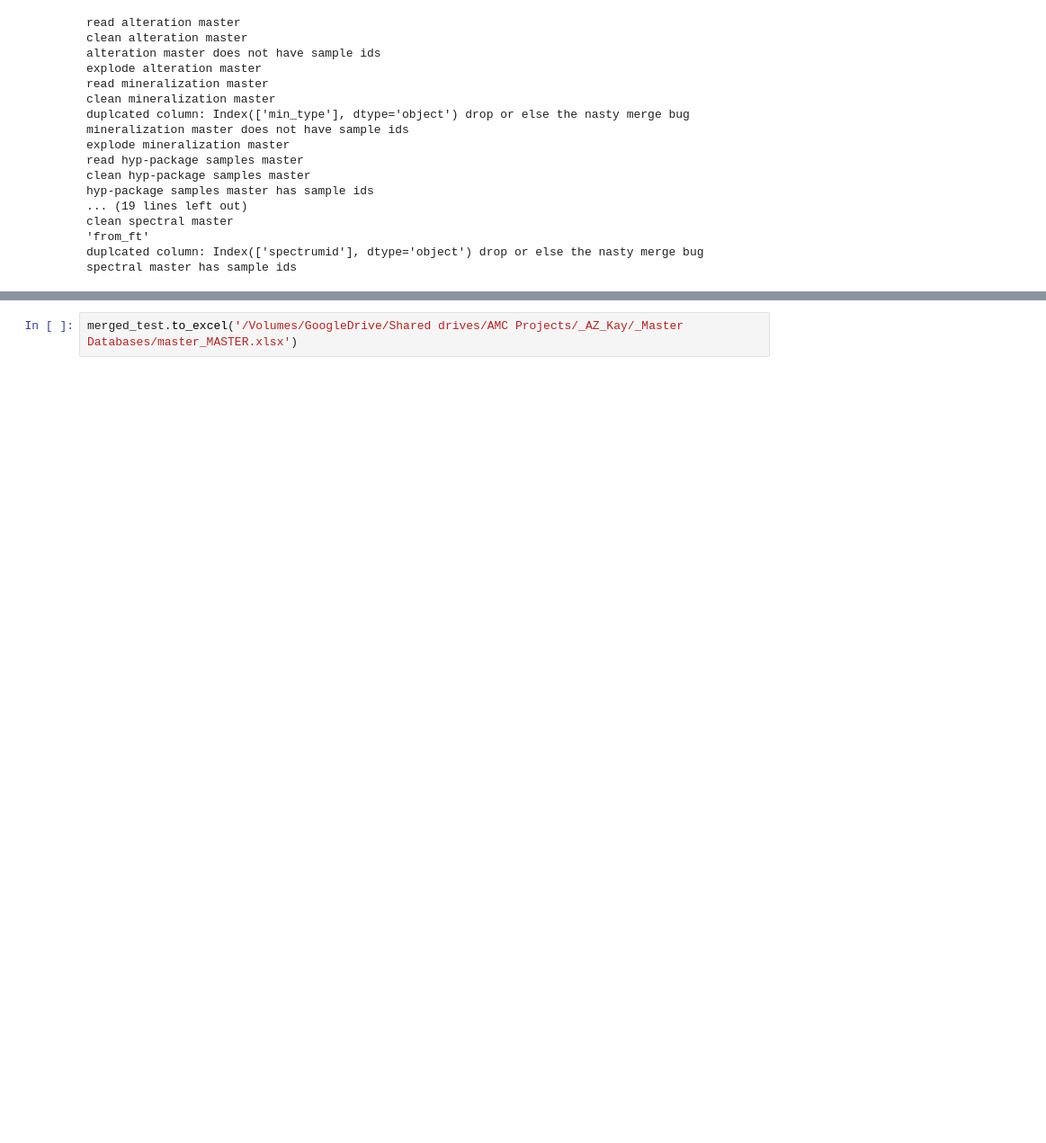
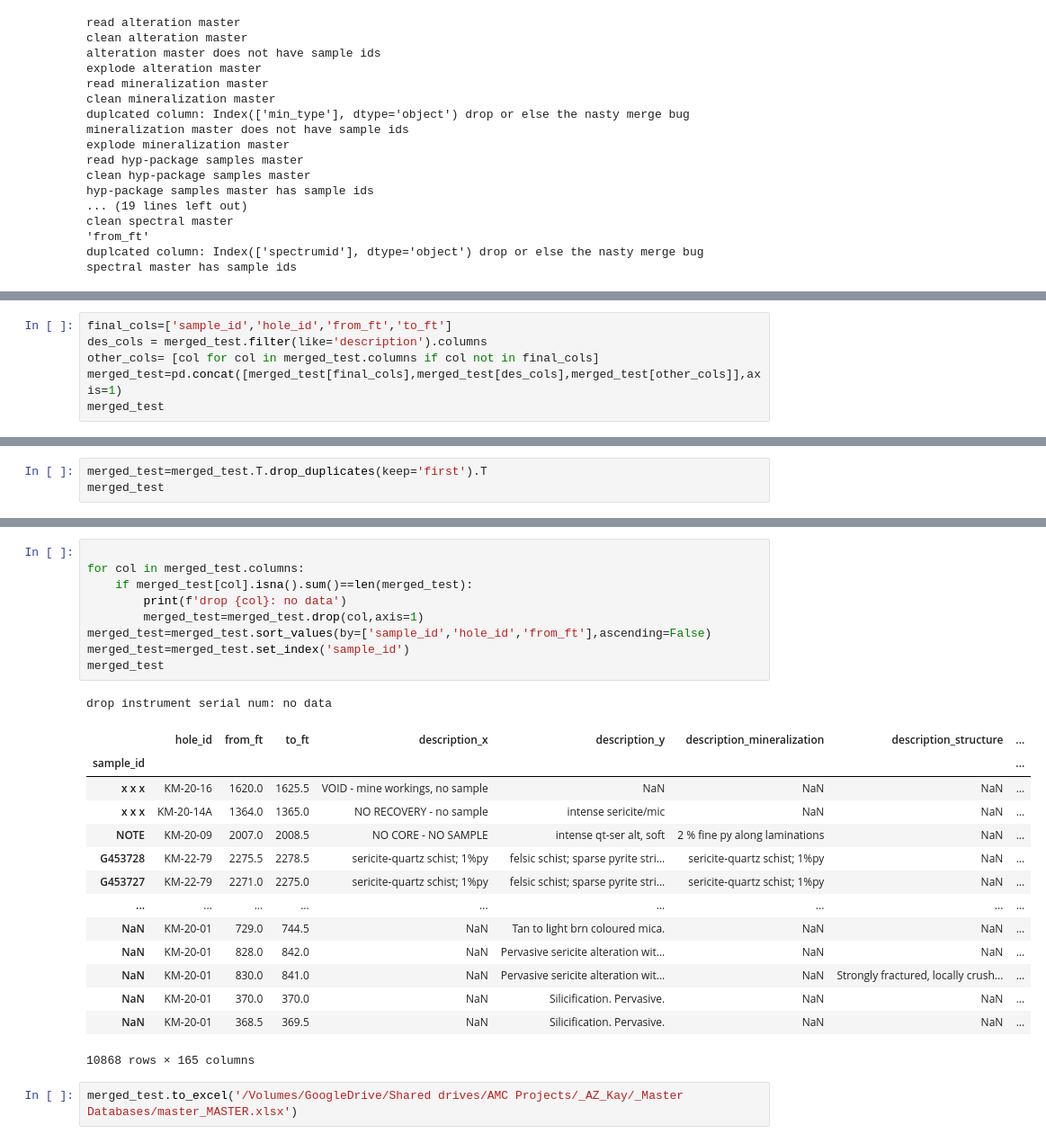
Before and after one commit to amundsentech/Kay_master_merge, a Jupyter notebook: Scratchpaper_final_merge.ipynb, the cells around one changed output, grey strips where cells are left out. Shown: that part at 90% size. Saved outputs shown, nothing was run; the diff lists cells and outputs as text; blank space fills up the shorter version.

```diff
--- a/Scratchpaper_final_merge.ipynb
+++ b/Scratchpaper_final_merge.ipynb
@@ -275,0 +331,6 @@ merged_test.duplicated().sum()
+# %%
+final_cols=['sample_id','hole_id','from_ft','to_ft']
+des_cols = merged_test.filter(like='description').columns
+other_cols= [col for col in merged_test.columns if col not in final_cols]
+merged_test=pd.concat([merged_test[final_cols],merged_test[des_cols],merged_test[other_cols]],axis=1)
+merged_test
@@ -275,0 +351,3 @@ merged_test.duplicated().sum()
+# %%
+merged_test=merged_test.T.drop_duplicates(keep='first').T
+merged_test
@@ -276,2 +368,27 @@ merged_test.duplicated().sum()
+# %%
+
+for col in merged_test.columns:
+    if merged_test[col].isna().sum()==len(merged_test):
+        print(f'drop {col}: no data')
+        merged_test=merged_test.drop(col,axis=1)
+merged_test=merged_test.sort_values(by=['sample_id','hole_id','from_ft'],ascending=False)
+merged_test=merged_test.set_index('sample_id')
+merged_test
+# %% [output]
+drop instrument serial num: no data
+|  | hole_id | from_ft | to_ft | description_x | description_y | description_mineralization | description_structure | ... |
+| sample_id |  |  |  |  |  |  |  | ... |
+| x x x | KM-20-16 | 1620.0 | 1625.5 | VOID - mine workings, no sample | NaN | NaN | NaN | ... |
+| x x x | KM-20-14A | 1364.0 | 1365.0 | NO RECOVERY - no sample | intense sericite/mic | NaN | NaN | ... |
+| NOTE | KM-20-09 | 2007.0 | 2008.5 | NO CORE - NO SAMPLE | intense qt-ser alt, soft | 2 % fine py along laminations | NaN | ... |
+| G453728 | KM-22-79 | 2275.5 | 2278.5 | sericite-quartz schist; 1%py | felsic schist; sparse pyrite stri... | sericite-quartz schist; 1%py | NaN | ... |
+| G453727 | KM-22-79 | 2271.0 | 2275.0 | sericite-quartz schist; 1%py | felsic schist; sparse pyrite stri... | sericite-quartz schist; 1%py | NaN | ... |
+| ... | ... | ... | ... | ... | ... | ... | ... | ... |
+| NaN | KM-20-01 | 729.0 | 744.5 | NaN | Tan to light brn coloured mica. | NaN | NaN | ... |
+| NaN | KM-20-01 | 828.0 | 842.0 | NaN | Pervasive sericite alteration wit... | NaN | NaN | ... |
+| NaN | KM-20-01 | 830.0 | 841.0 | NaN | Pervasive sericite alteration wit... | NaN | Strongly fractured, locally crush... | ... |
+| NaN | KM-20-01 | 370.0 | 370.0 | NaN | Silicification. Pervasive. | NaN | NaN | ... |
+| NaN | KM-20-01 | 368.5 | 369.5 | NaN | Silicification. Pervasive. | NaN | NaN | ... |
+10868 rows × 165 columns
 # %%
 merged_test.to_excel('/Volumes/GoogleDrive/Shared drives/AMC Projects/_AZ_Kay/_Master Databases/master_MASTER.xlsx')
```
Also changed, not shown: parts of 16 cells of this notebook, 4 other files.
